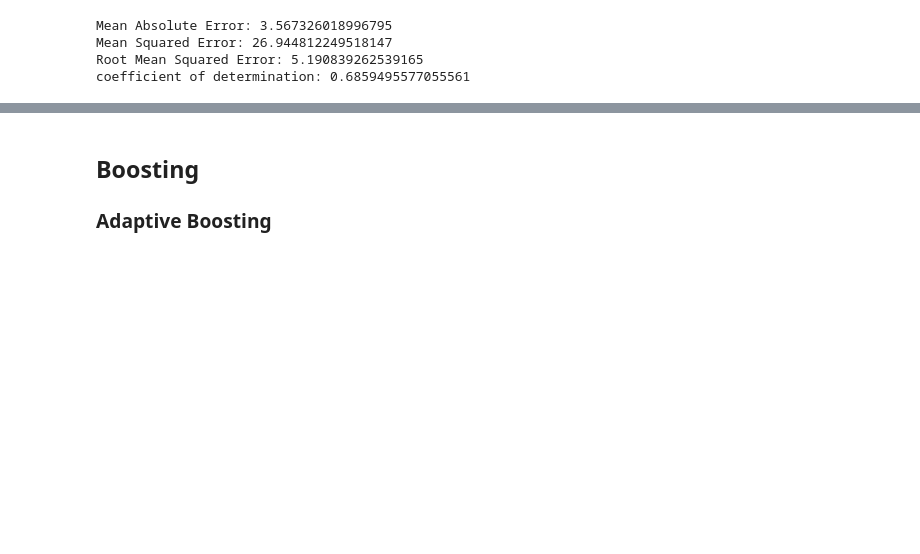
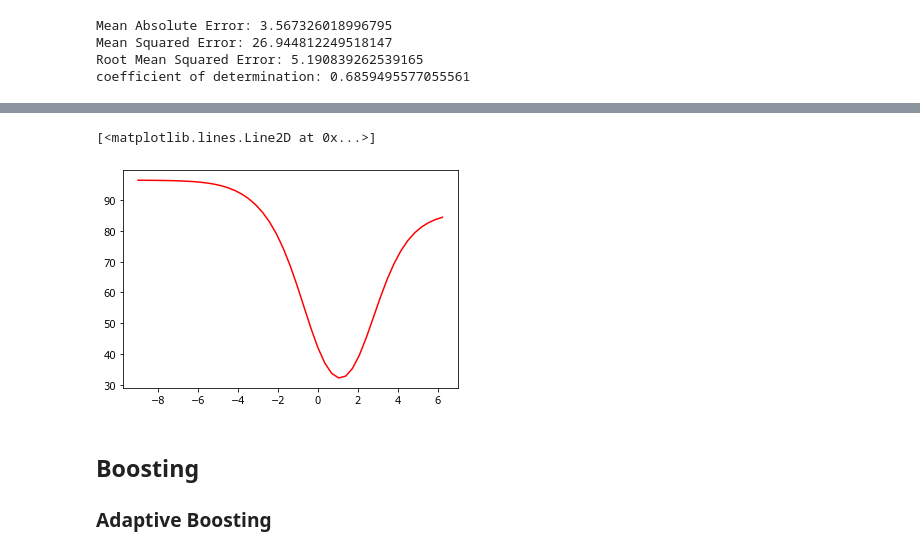
Before and after one commit to kathyxiong/stat_learning_case_study, a Jupyter notebook: freyder_housing_regression_boosting.ipynb, the cells around one changed output, grey strips where cells are left out. Drawn from its saved outputs; the diff is of its cells as text; code cells hidden in the pictures; blank space fills up the shorter version.

```diff
--- a/freyder_housing_regression_boosting.ipynb
+++ b/freyder_housing_regression_boosting.ipynb
@@ -57,3 +140,9 @@ coefficient of determination: 0.6859495577055561
+# %%
+ax = plt.gca()
+ax.plot([np.log(x[0]) for x in error_df_ridge2],[x[1] for x in error_df_ridge2], 'r')
+# %% [output]
+[<matplotlib.lines.Line2D at 0x...>]
+[figure, added]
 # %% [markdown]
 ## Boosting
 ### Adaptive Boosting
```
Also changed, not shown: parts of 9 cells of this notebook.
